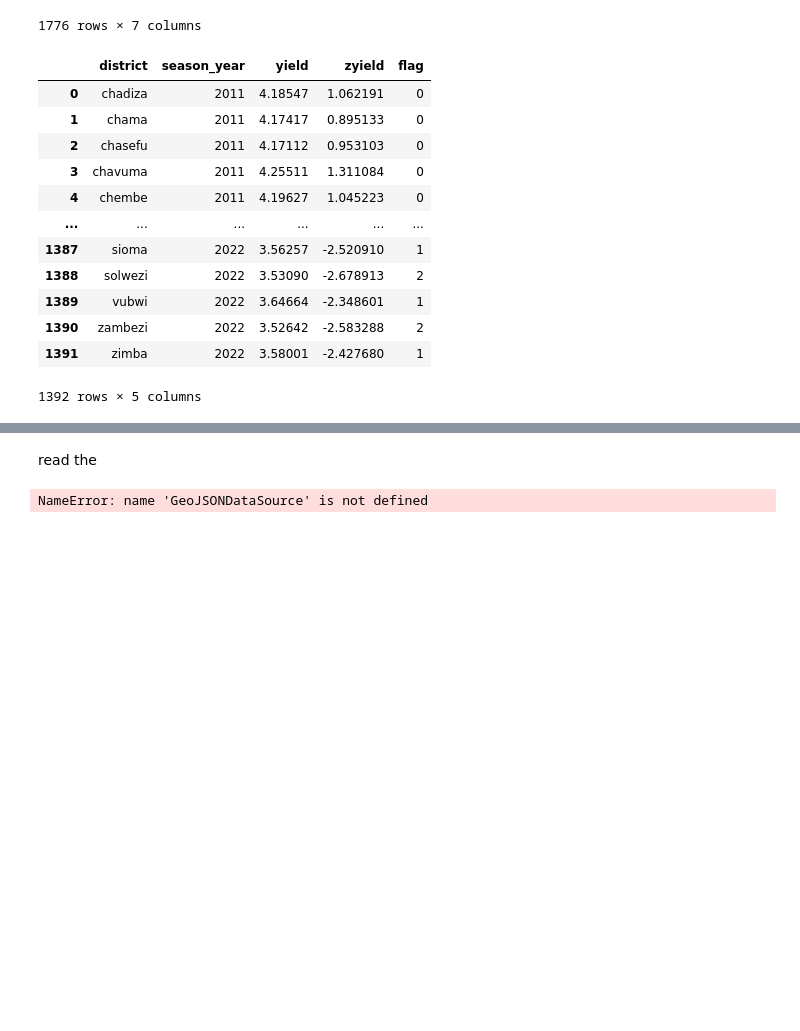
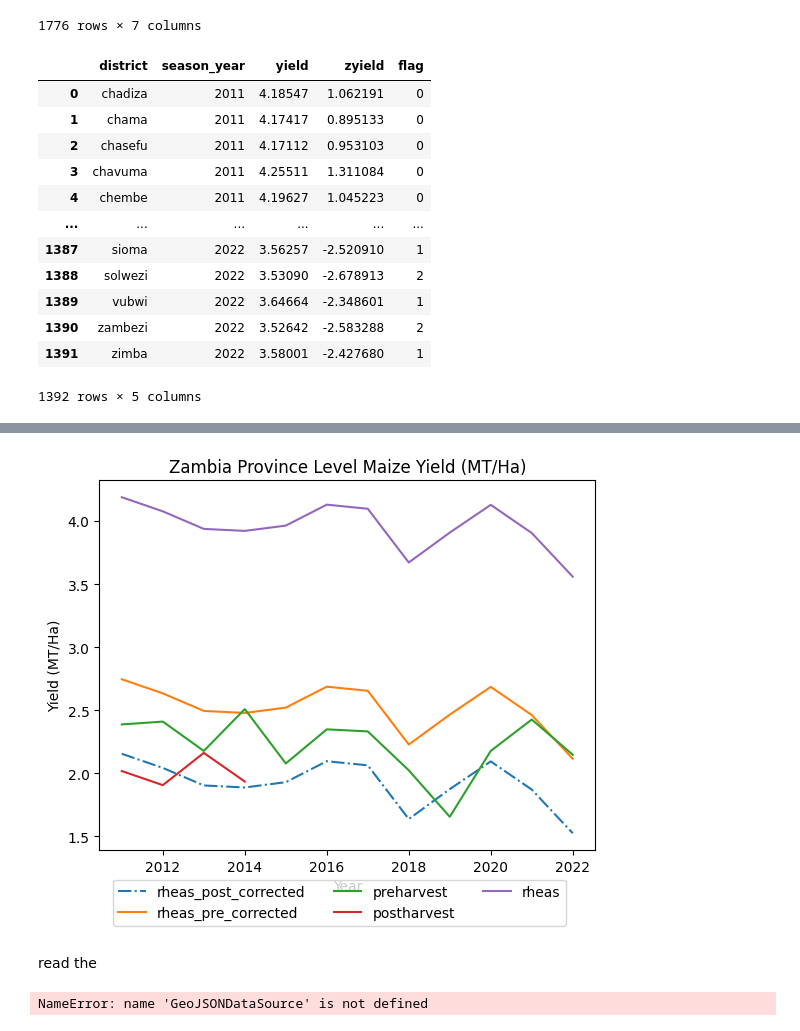
Before and after one commit to franklineronoh/crop-modeling, a Jupyter notebook: zambia/plotting_zmb.ipynb, the cells around one changed output, grey strips where cells are left out. Cells and saved outputs as stored; diff of their text form; code cells hidden in the pictures; blank space fills up the shorter version.

```diff
--- a/zambia/plotting_zmb.ipynb
+++ b/zambia/plotting_zmb.ipynb
@@ -133,3 +163,68 @@ plt.show()
+# %%
+#plot data by province yearly
+#PLOT THE RHEAS, preharvest and post corrected province_level surveys data
+# aggregate first
+rheas_pre_prov_corrected=rheas_pre_prov_corrected.groupby(['year'],as_index=False).agg({'yield_bias':'mean'})
+rheas_post_prov_corrected=rheas_post_prov_corrected.groupby(['year'],as_index=False).agg({'yield_bias':'mean'})
+preharvest_province=preharvest_province.groupby(['year'],as_index=False).agg({'yield':'mean'})
+rheas_province=rheas_province.groupby(['year'],as_index=False).agg({'yield':'mean'})
+postharvest_province=postharvest_province.groupby(['year'],as_index=False).agg({'yield':'mean'})
+
+# # extract rheas merging preharvest
+##post corrected rheas
+pre_prov=[]
+for y in list(preharvest_district.year.unique()):
+    rrrheas_years2=rheas_pre_prov_corrected.loc[rheas_pre_prov_corrected['year']==y].copy()
+    pre_prov.append(rrrheas_years2)
+dfffff=pd.concat(pre_prov, ignore_index=True)
+rheas_pre_prov_corrected=dfffff
+
+# # postharvest corrected rheas
+prost_list=[]
+for y in list(preharvest_district.year.unique()):
+    rrheas_years2=rheas_post_prov_corrected.loc[rheas_post_prov_corrected['year']==y].copy()
+    prost_list.append(rrheas_years2)
+rrheas_post_corrected=pd.concat(prost_list, ignore_index=True)
+rheas_post_prov_corrected=rrheas_post_corrected
+
+# rheas
+
+
+pprost_list=[]
+for y in list(preharvest_district.year.unique()):
+    rrrheas=rheas_province.loc[rheas_province['year']==y].copy()
+    pprost_list.append(rrrheas)
+rrrheas=pd.concat(pprost_list, ignore_index=True)
+
+rheas_province=rrrheas
+# #Plot
+x111 =rheas_post_prov_corrected['year']
+y111 =rheas_post_prov_corrected['yield_bias']
+x222=rheas_pre_prov_corrected['year']
+y222 =rheas_pre_prov_corrected['yield_bias']
+x333 =preharvest_province['year']
+y333=preharvest_province['yield']
+x444 =postharvest_province['year']
+y444=postharvest_province['yield']
+x555 =rheas_province['year']
+y555=rheas_province['yield']
+
+# # Plotting for 2005-2005
+plt.plot(x111, y111, '-.', label='rheas_post_corrected')
+plt.plot(x222, y222, '-', label='rheas_pre_corrected')
+plt.plot(x333, y333, '', label='preharvest')
+plt.plot(x444, y444, '', label='postharvest')
+plt.plot(x555, y555, '', label='rheas')
+plt.xlabel("Year")
+plt.ylabel("Yield (MT/Ha)")
+plt.title('Zambia Province Level Maize Yield (MT/Ha)')
+# plt.legend(loc='center right')
+plt.legend(bbox_to_anchor=(0.5,0), ncol=3, loc='center', bbox_transform=plt.gcf().transFigure)
+
+
+plt.show()
+# %% [output]
+[figure, added]
 # %%
 #Plotting line graphs for the entire country
 #First is to aggregate data for the entire country
```
Also changed, not shown: parts of 6 cells of this notebook, 12 other files.
